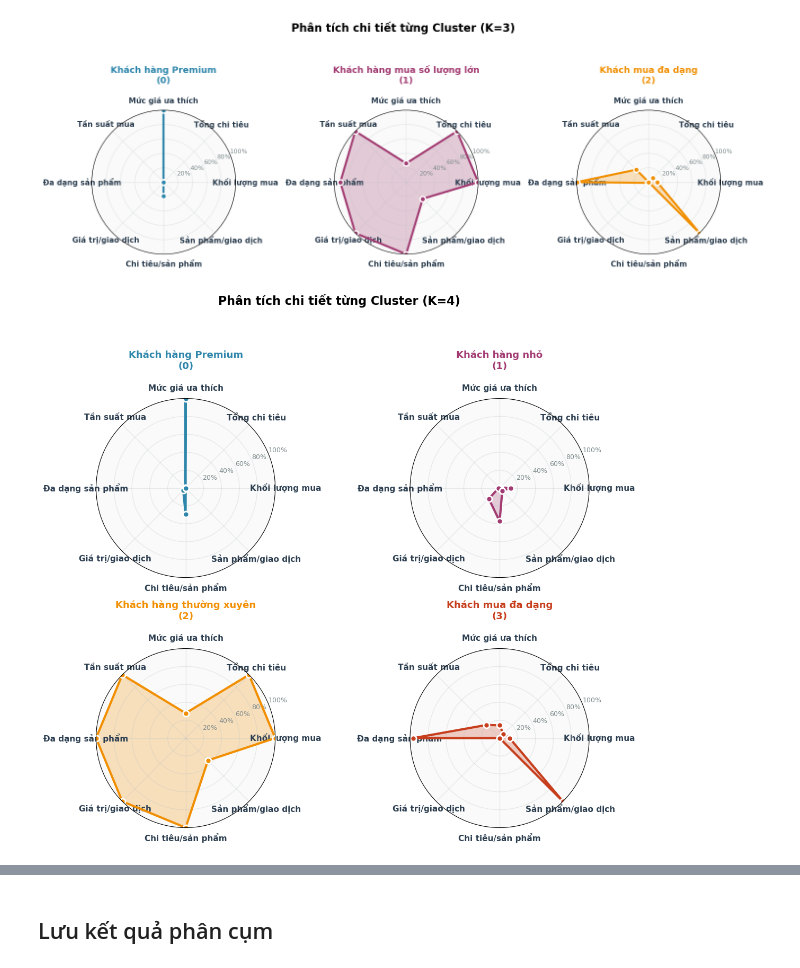
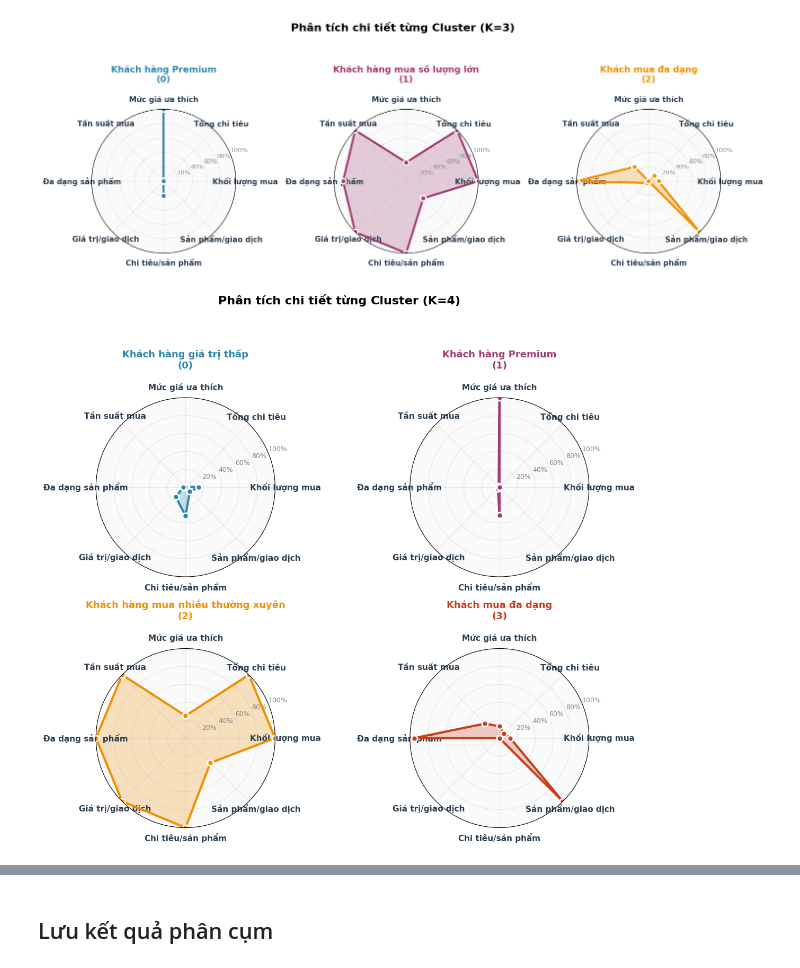
Before and after one commit to nguyenhuuloc0912/advanced_customer_segmentation, a Jupyter notebook: notebooks/03_modeling.ipynb, the cells around one changed output, grey strips where cells are left out. Cells and saved outputs as stored; diff of their text form; code cells hidden in the pictures.

```diff
--- a/notebooks/03_modeling.ipynb
+++ b/notebooks/03_modeling.ipynb
@@ -152,0 +161,4 @@ analyzer.plot_clusters_pca_3d([3, 4])
+# %%
+# Cell mới 2 — Chạy DBSCAN với eps chọn từ k-distance graph ở trên
+dbscan_labels = analyzer.apply_dbscan(eps=0.8, min_samples=5)
+# Điều chỉnh eps dựa vào điểm gãy trên biểu đồ — thử vài giá trị nếu cần
@@ -218,9 +274,9 @@ analyzer.create_individual_radar_plots(3, ['Khách hàng Premium', 'Khách hàng
 [figure]
 # %%
 # Tạo individual radar plots cho k=4
-analyzer.create_individual_radar_plots(4, ['Khách hàng Premium', 'Khách hàng nhỏ', 'Khách hàng thường xuyên', 'Khách mua đa dạng'])
+analyzer.create_individual_radar_plots(4, ['Khách hàng giá trị thấp', 'Khách hàng Premium', 'Khách hàng mua nhiều thường xuyên', 'Khách mua đa dạng'])
 # %% [output]
-[figure, old version]
+[figure, new version]
 # %% [markdown]
 ### Phân tích Radar Chart
 
```
Also changed, not shown: parts of 29 cells of this notebook.
